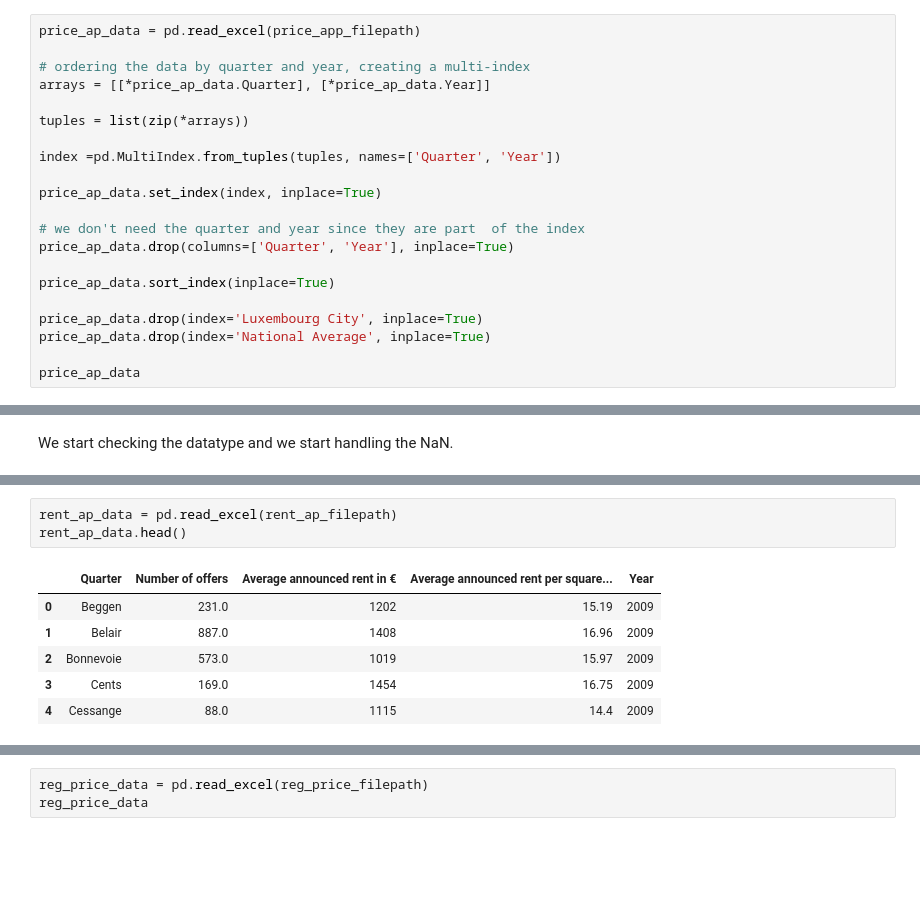
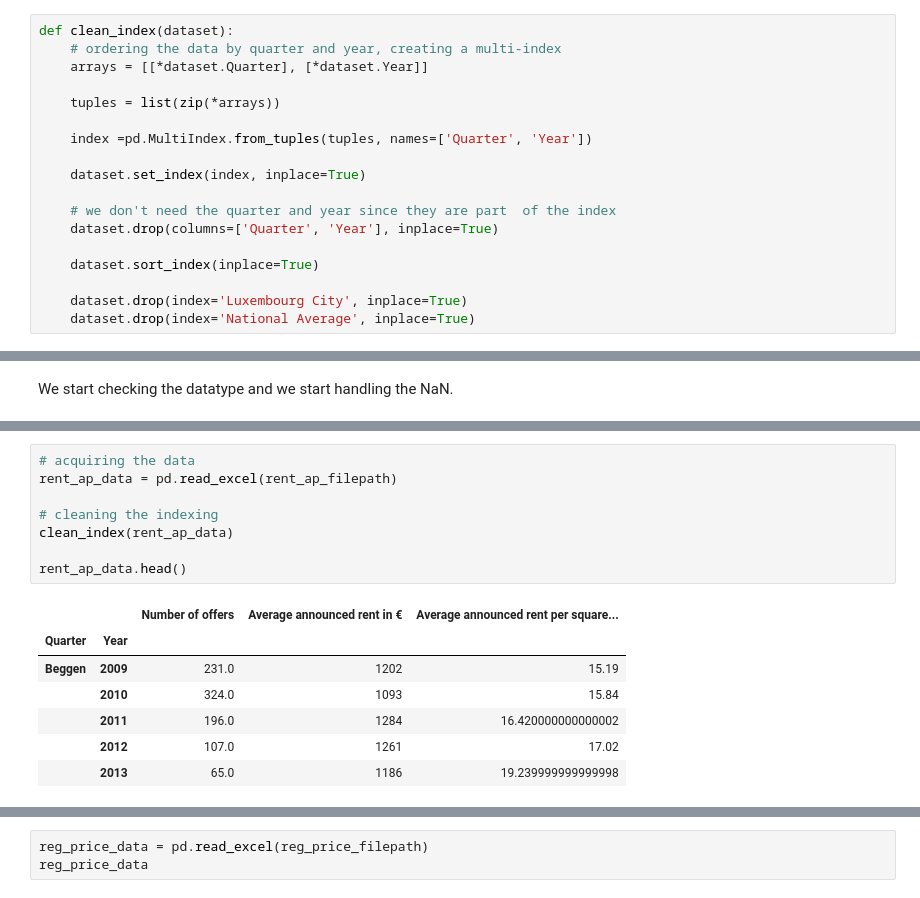
Before and after one commit to Dawreen/data-analytics-challenge, a Jupyter notebook: notebook_analysis.ipynb, the cells around one changed output, grey strips where cells are left out. Drawn from its saved outputs; the diff is of its cells as text; blank space fills up the shorter version.

```diff
--- a/notebook_analysis.ipynb
+++ b/notebook_analysis.ipynb
@@ -19,21 +20,18 @@ We open the first dataset and start working on the indexing, organizing the data
 # %%
-price_ap_data = pd.read_excel(price_app_filepath)
+def clean_index(dataset):
+    # ordering the data by quarter and year, creating a multi-index
+    arrays = [[*dataset.Quarter], [*dataset.Year]]
 
-# ordering the data by quarter and year, creating a multi-index
-arrays = [[*price_ap_data.Quarter], [*price_ap_data.Year]]
+    tuples = list(zip(*arrays))
 
-tuples = list(zip(*arrays))
+    index =pd.MultiIndex.from_tuples(tuples, names=['Quarter', 'Year'])
 
-index =pd.MultiIndex.from_tuples(tuples, names=['Quarter', 'Year'])
+    dataset.set_index(index, inplace=True)
 
-price_ap_data.set_index(index, inplace=True)
+    # we don't need the quarter and year since they are part  of the index
+    dataset.drop(columns=['Quarter', 'Year'], inplace=True)
 
-# we don't need the quarter and year since they are part  of the index
-price_ap_data.drop(columns=['Quarter', 'Year'], inplace=True)
+    dataset.sort_index(inplace=True)
 
-price_ap_data.sort_index(inplace=True)
-
-price_ap_data.drop(index='Luxembourg City', inplace=True)
-price_ap_data.drop(index='National Average', inplace=True)
-
-price_ap_data
+    dataset.drop(index='Luxembourg City', inplace=True)
+    dataset.drop(index='National Average', inplace=True)
@@ -102,10 +147,16 @@ price_hous_data.head()
 # %%
+# acquiring the data
 rent_ap_data = pd.read_excel(rent_ap_filepath)
+
+# cleaning the indexing
+clean_index(rent_ap_data)
+
 rent_ap_data.head()
 # %% [output]
-|  | Quarter | Number of offers | Average announced rent in € | Average announced rent per square... | Year |
-| 0 | Beggen | 231.0 | 1202 | 15.19 | 2009 |
-| 1 | Belair | 887.0 | 1408 | 16.96 | 2009 |
-| 2 | Bonnevoie | 573.0 | 1019 | 15.97 | 2009 |
-| 3 | Cents | 169.0 | 1454 | 16.75 | 2009 |
-| 4 | Cessange | 88.0 | 1115 | 14.4 | 2009 |
+|  |  | Number of offers | Average announced rent in € | Average announced rent per square... |
+| Quarter | Year |  |  |  |
+| Beggen | 2009 | 231.0 | 1202 | 15.19 |
+|  | 2010 | 324.0 | 1093 | 15.84 |
+|  | 2011 | 196.0 | 1284 | 16.420000000000002 |
+|  | 2012 | 107.0 | 1261 | 17.02 |
+|  | 2013 | 65.0 | 1186 | 19.239999999999998 |
```
Also changed, not shown: parts of 10 cells of this notebook, 1 other file.
